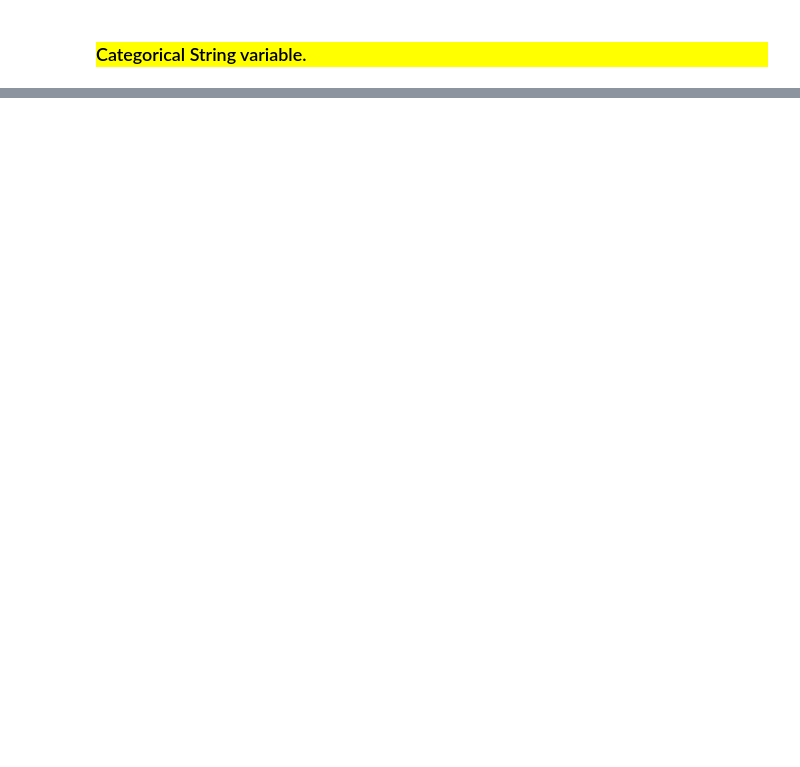
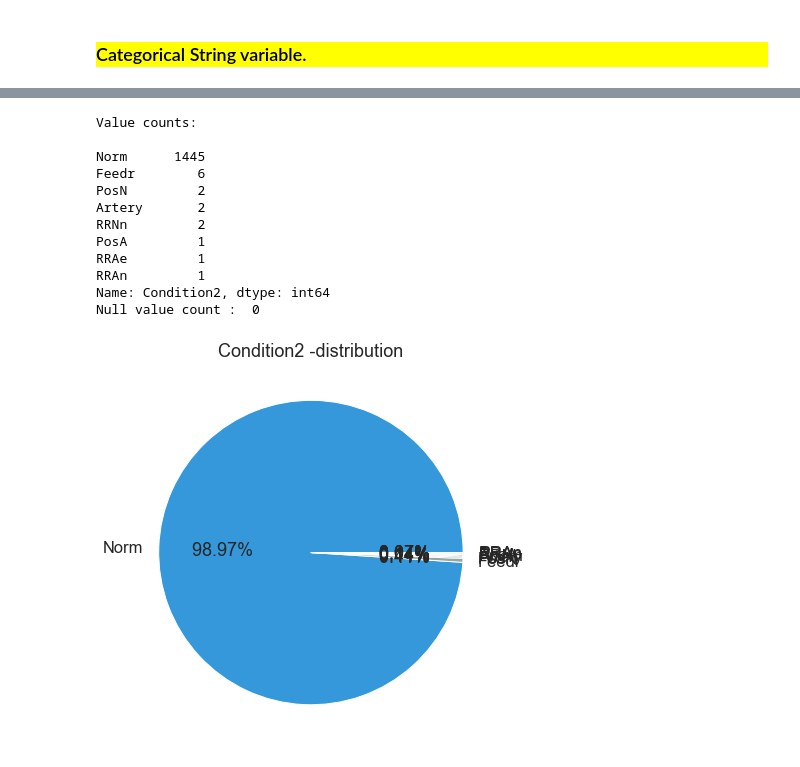
Before and after one commit to ajithcl/HousePricePrediction, a Jupyter notebook: HousePricePrediction.ipynb, the cells around one changed output, grey strips where cells are left out. Cells and saved outputs as stored; diff of their text form; code cells hidden in the pictures; blank space fills up the shorter version.

```diff
--- a/HousePricePrediction.ipynb
+++ b/HousePricePrediction.ipynb
@@ -509,0 +571,16 @@ Categorical String variable.
+# %%
+str_discrete_analysis(df_train.Condition2)
+# %% [output]
+Value counts:
+
+Norm      1445
+Feedr        6
+PosN         2
+Artery       2
+RRNn         2
+PosA         1
+RRAe         1
+RRAn         1
+Name: Condition2, dtype: int64
+Null value count :  0
+[figure, added]
```
Also changed, not shown: parts of 220 cells of this notebook, 1 other file.
